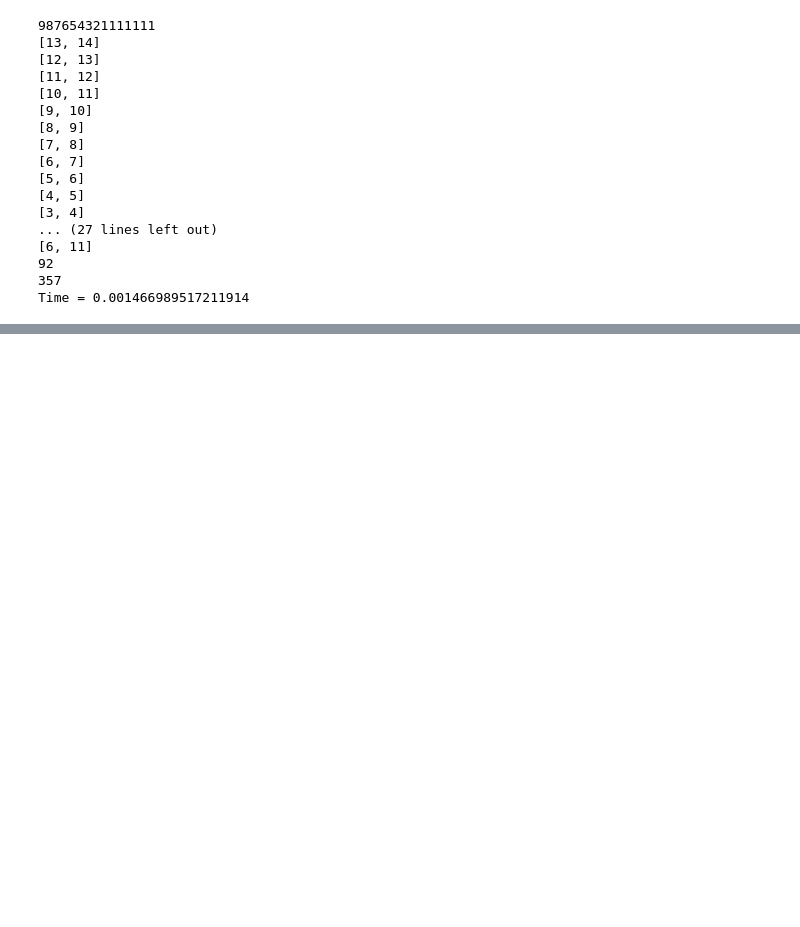
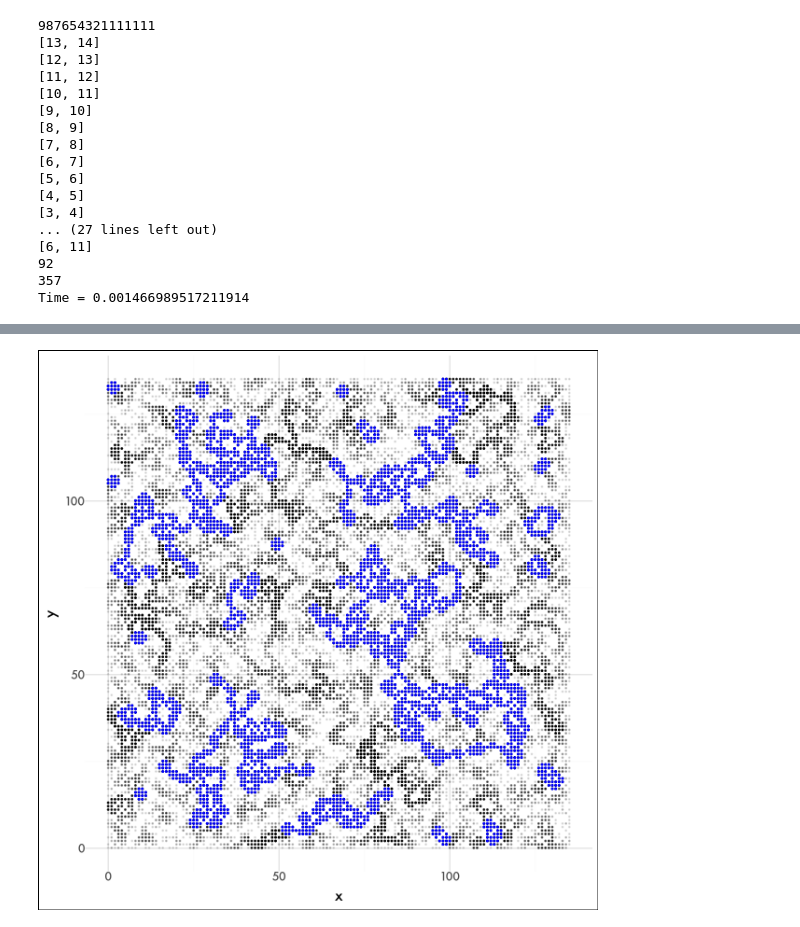
Before and after one commit to mgoadric/AdventOfCode2025, a Jupyter notebook: Solutions.ipynb, the cells around one changed output, grey strips where cells are left out. Saved outputs shown, nothing was run; the diff lists cells and outputs as text; code cells hidden in the pictures; blank space fills up the shorter version.

```diff
--- a/Solutions.ipynb
+++ b/Solutions.ipynb
@@ -324,0 +412,33 @@ Time = 0.001466989517211914
+# %%
+start = time.time()
+with open("data/4/input.txt") as f:
+    data = [list(map(int, list(x.strip().replace(".", "0").replace("@", "1")))) for x in f.readlines()]
+    room = Room(data)
+    df = room.tidy()
+    t = 0
+    df["iter"] = t
+    #print(room)
+    grandtotal = 0
+    total = 1
+    while total > 0:
+        t += 1
+        total = 0
+
+        queue = []
+        for a in range(room.h):
+            for b in range(room.w):
+                if room.floor[a][b] == 1 and room.adj(a, b) < 4:
+                    total += 1
+                    queue.append((a, b))
+        #print(total)
+        for p in queue:
+            room.remove(p[0], p[1])
+        #print(room)
+        mydf = room.tidy()
+        mydf["iter"] = t
+        df = pd.concat([df, mydf])
+        grandtotal += total
+    print(grandtotal)
+    #print(room)
+end = time.time()
+print(f"Time = {end - start}")
@@ -324,0 +464,11 @@ Time = 0.001466989517211914
+# %%
+cplot = (ggplot(df, aes("x", "y"))
+    + geom_point(size=0.1, alpha=0.1)
+    + geom_point(room.tidy(), aes("x", "y"), size=.2, alpha=1, color="blue")
+ + theme_minimal(base_family="Futura", base_size=11)
+ + theme(plot_background=element_rect(fill="white"))
+ + theme(figure_size=(6, 6)))
+cplot.save("floor2.png")
+cplot.show()
+# %% [output]
+[figure, added]
```
Also changed, not shown: parts of 10 cells of this notebook, 4 other files.
